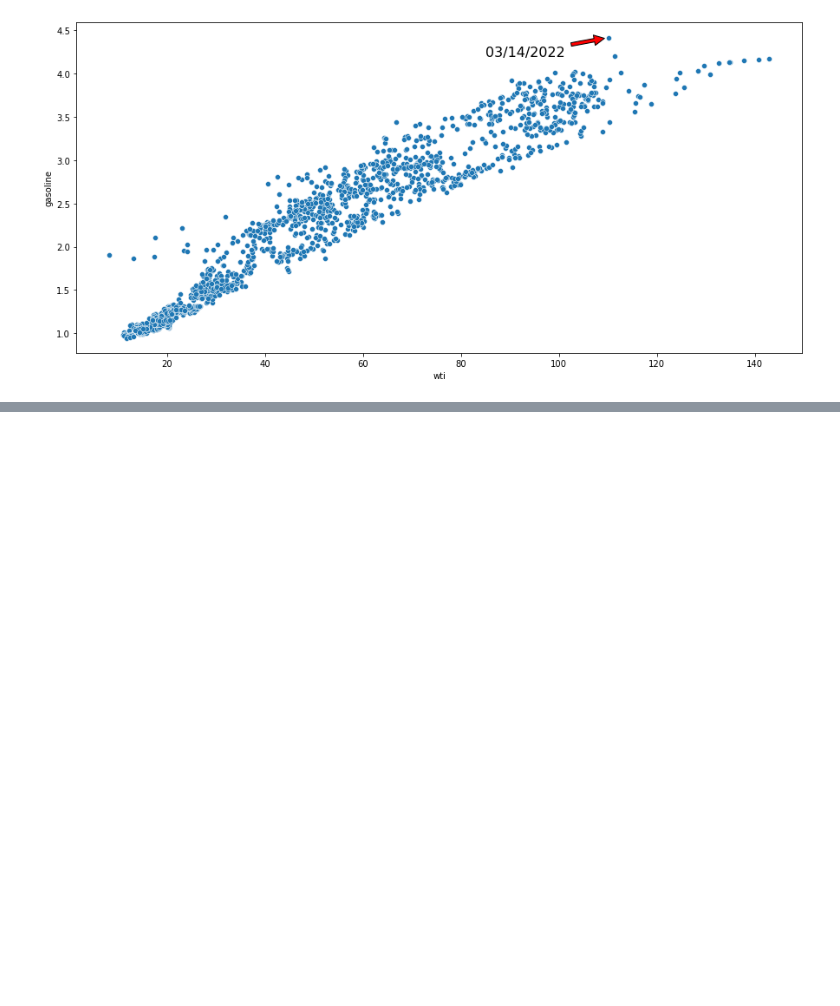
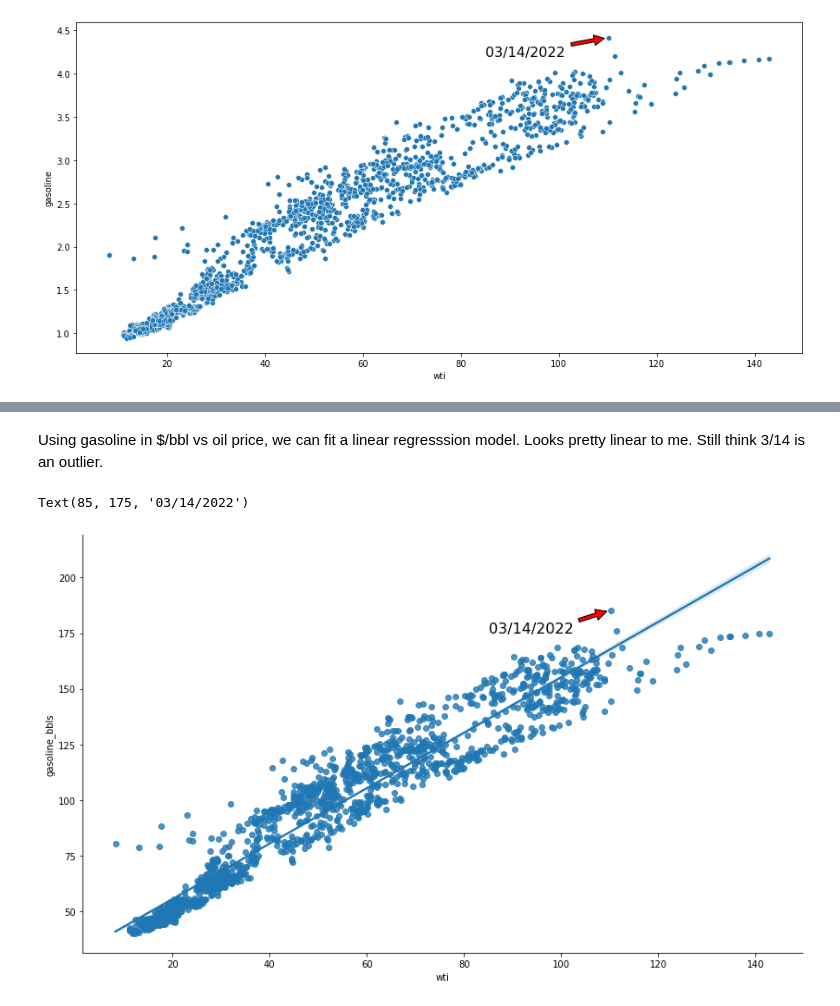
Before and after one commit to bautsch/gasoline-prices, a Jupyter notebook: gasoline_prices.ipynb, the cells around one changed output, grey strips where cells are left out. Saved outputs shown, nothing was run; the diff lists cells and outputs as text; code cells hidden in the pictures; blank space fills up the shorter version.

```diff
--- a/gasoline_prices.ipynb
+++ b/gasoline_prices.ipynb
@@ -295,2 +320,9 @@ plt.savefig('wti vs gasoline adjusted by year fitted.png')
+# %% [markdown]
+Using gasoline in $/bbl vs oil price, we can fit a linear regresssion model. Looks pretty linear to me. Still think 3/14 is an outlier.
 # %%
-sns.lmplot(data=df[df.year>=2008], x='wti', y='gasoline_bbls', height=7, aspect=1.667)
+sns.lmplot(data=df, x='wti', y='gasoline_bbls', height=7, aspect=1.667)
+plt.annotate(last_date, xy=(xpos, ypos_bbls), xytext=(85, 175),
+            arrowprops=dict(facecolor='red', shrink=0.1), size=16)
+# %% [output]
+Text(85, 175, '03/14/2022')
+[figure, added]
```
Also changed, not shown: parts of 24 cells of this notebook, 4 other files.
